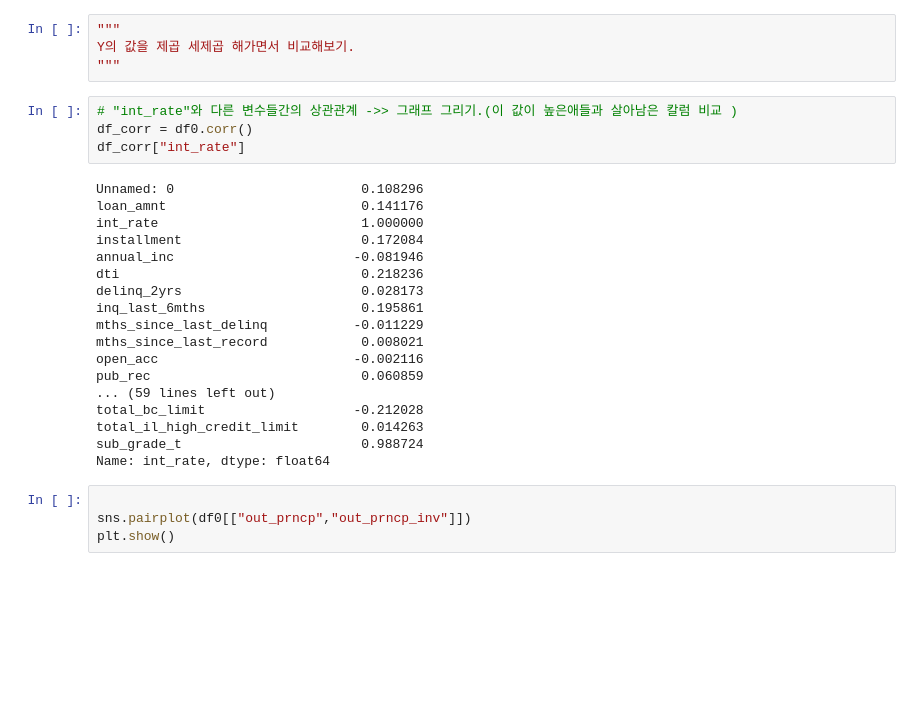
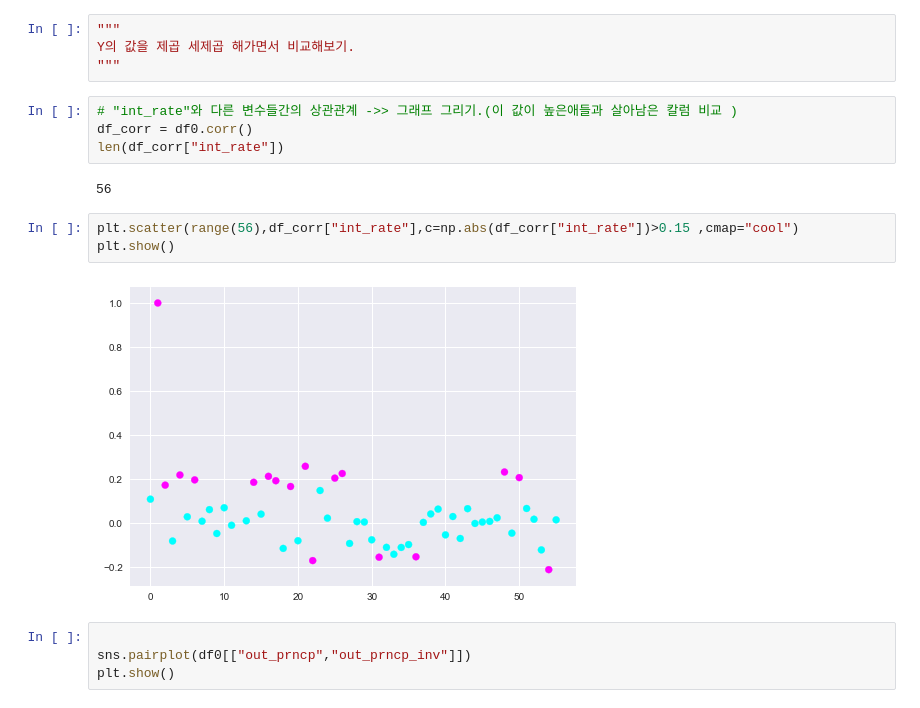
Before and after one commit to devyohan/fc_team_project2, a Jupyter notebook: Analyze_YG.ipynb, the cells around one changed output. Drawn from its saved outputs; the diff is of its cells as text; blank space fills up the shorter version.

```diff
--- a/Analyze_YG.ipynb
+++ b/Analyze_YG.ipynb
@@ -181,25 +178,14 @@ Y의 값을 제곱 세제곱 해가면서 비교해보기.
 # %%
 # "int_rate"와 다른 변수들간의 상관관계 ->> 그래프 그리기.(이 값이 높은애들과 살아남은 칼럼 비교 )
 df_corr = df0.corr()
-df_corr["int_rate"]
+len(df_corr["int_rate"])
 # %% [output]
-Unnamed: 0                        0.108296
-loan_amnt                         0.141176
-int_rate                          1.000000
-installment                       0.172084
-annual_inc                       -0.081946
-dti                               0.218236
-delinq_2yrs                       0.028173
-inq_last_6mths                    0.195861
-mths_since_last_delinq           -0.011229
-mths_since_last_record            0.008021
-open_acc                         -0.002116
-pub_rec                           0.060859
-... (59 lines left out)
-total_bc_limit                   -0.212028
-total_il_high_credit_limit        0.014263
-sub_grade_t                       0.988724
-Name: int_rate, dtype: float64
+56
+# %%
+plt.scatter(range(56),df_corr["int_rate"],c=np.abs(df_corr["int_rate"])>0.15 ,cmap="cool")
+plt.show()
+# %% [output]
+[figure, added]
 # %%
 
 sns.pairplot(df0[["out_prncp","out_prncp_inv"]])
```
Also changed, not shown: parts of 2 cells of this notebook, 1 other file.
